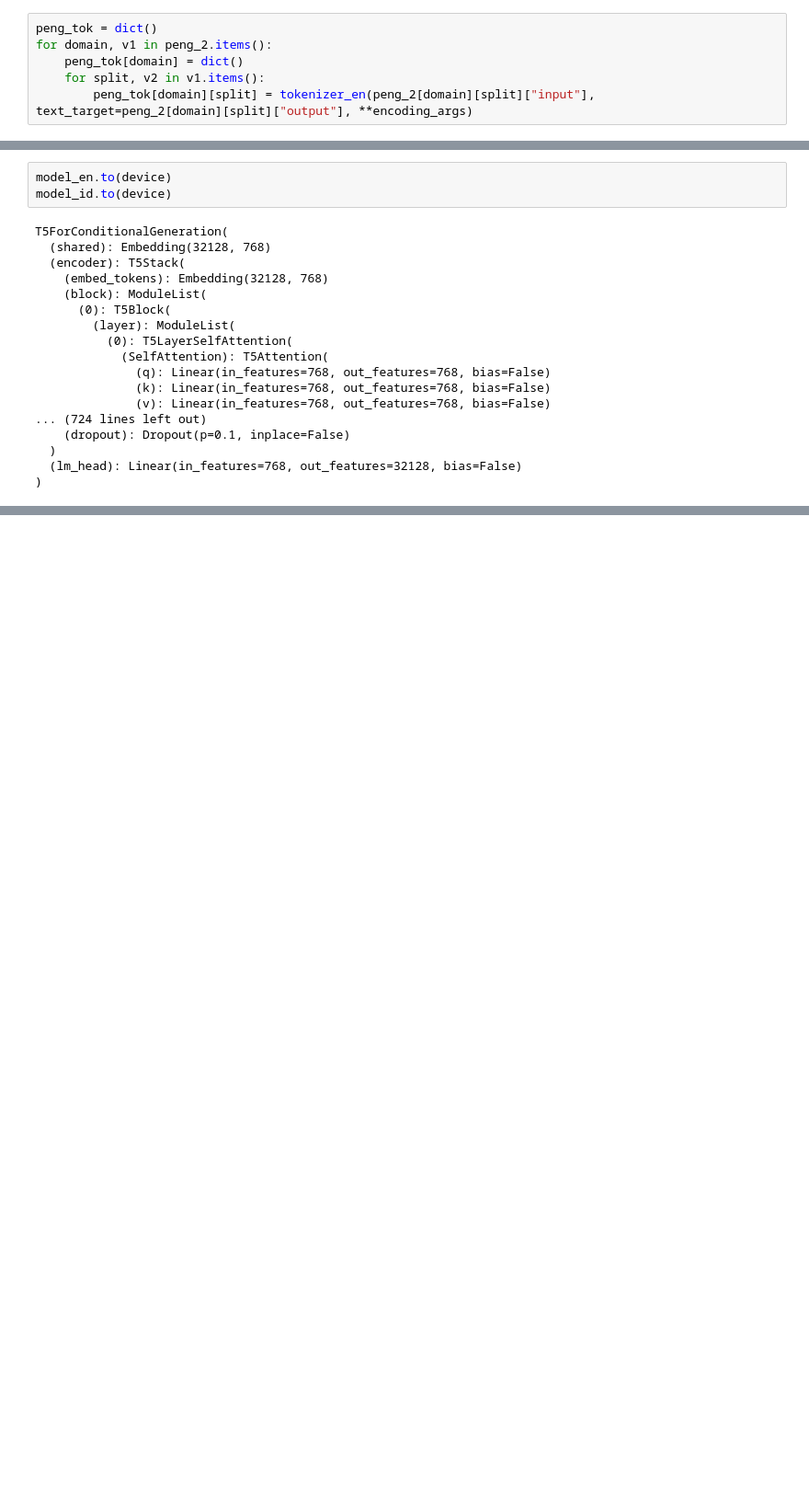
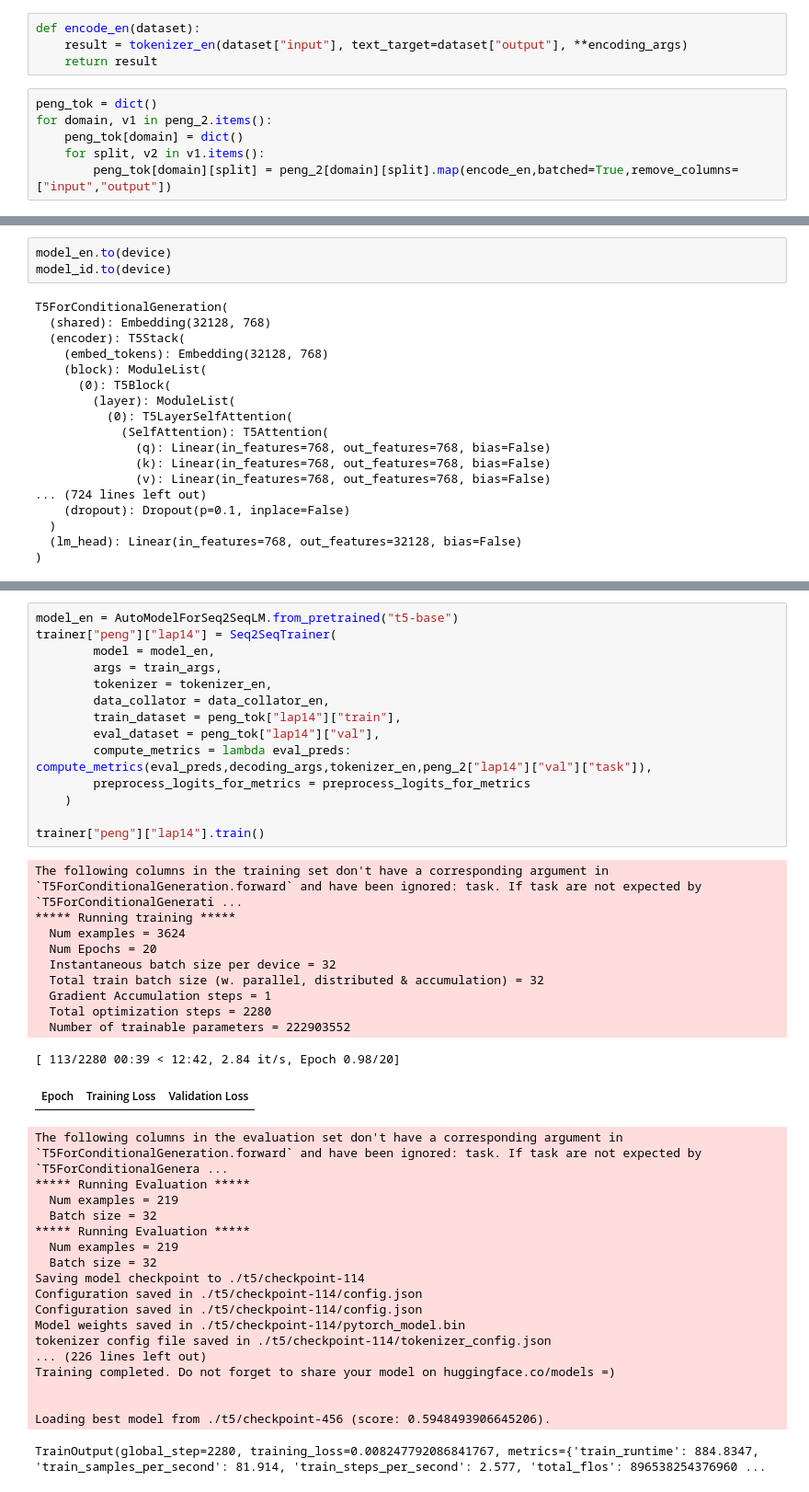
Before and after one commit to rdyzakya/IndoLEGO-ABSA, a Jupyter notebook: doe/model/t5.ipynb, the cells around one changed output, grey strips where cells are left out. Shown at 92% size. Drawn from its saved outputs; the diff is of its cells as text; blank space fills up the shorter version.

Commit message:
update: training t5 left

```diff
--- a/doe/model/t5.ipynb
+++ b/doe/model/t5.ipynb
@@ -464,12 +464,16 @@ encoding_args = {
     "truncation" : True,
     "return_tensors" : "pt"
 }
+# %%
+def encode_en(dataset):
+    result = tokenizer_en(dataset["input"], text_target=dataset["output"], **encoding_args)
+    return result
 # %%
 peng_tok = dict()
 for domain, v1 in peng_2.items():
     peng_tok[domain] = dict()
     for split, v2 in v1.items():
-        peng_tok[domain][split] = tokenizer_en(peng_2[domain][split]["input"], text_target=peng_2[domain][split]["output"], **encoding_args)
+        peng_tok[domain][split] = peng_2[domain][split].map(encode_en,batched=True,remove_columns=["input","output"])
 # %%
 wan_tok = dict()
 for domain, v1 in wan_2.items():
@@ -735,0 +729,44 @@ Sun May 21 17:31:38 2023
+# %%
+model_en = AutoModelForSeq2SeqLM.from_pretrained("t5-base")
+trainer["peng"]["lap14"] = Seq2SeqTrainer(
+        model = model_en,
+        args = train_args,
+        tokenizer = tokenizer_en,
+        data_collator = data_collator_en,
+        train_dataset = peng_tok["lap14"]["train"],
+        eval_dataset = peng_tok["lap14"]["val"],
+        compute_metrics = lambda eval_preds: compute_metrics(eval_preds,decoding_args,tokenizer_en,peng_2["lap14"]["val"]["task"]),
+        preprocess_logits_for_metrics = preprocess_logits_for_metrics
+    )
+
+trainer["peng"]["lap14"].train()
+# %% [output]
+The following columns in the training set don't have a corresponding argument in `T5ForConditionalGeneration.forward` and have been ignored: task. If task are not expected by `T5ForConditionalGenerati ...
+***** Running training *****
+  Num examples = 3624
+  Num Epochs = 20
+  Instantaneous batch size per device = 32
+  Total train batch size (w. parallel, distributed & accumulation) = 32
+  Gradient Accumulation steps = 1
+  Total optimization steps = 2280
+  Number of trainable parameters = 222903552
+[ 113/2280 00:39 < 12:42, 2.84 it/s, Epoch 0.98/20]
+| Epoch | Training Loss | Validation Loss |
+The following columns in the evaluation set don't have a corresponding argument in `T5ForConditionalGeneration.forward` and have been ignored: task. If task are not expected by `T5ForConditionalGenera ...
+***** Running Evaluation *****
+  Num examples = 219
+  Batch size = 32
+***** Running Evaluation *****
+  Num examples = 219
+  Batch size = 32
+Saving model checkpoint to ./t5/checkpoint-114
+Configuration saved in ./t5/checkpoint-114/config.json
+Configuration saved in ./t5/checkpoint-114/config.json
+Model weights saved in ./t5/checkpoint-114/pytorch_model.bin
+tokenizer config file saved in ./t5/checkpoint-114/tokenizer_config.json
+... (226 lines left out)
+Training completed. Do not forget to share your model on huggingface.co/models =)
+
+
+Loading best model from ./t5/checkpoint-456 (score: 0.5948493906645206).
+TrainOutput(global_step=2280, training_loss=0.008247792086841767, metrics={'train_runtime': 884.8347, 'train_samples_per_second': 81.914, 'train_steps_per_second': 2.577, 'total_flos': 896538254376960 ...
```
Also changed, not shown: parts of 7 cells of this notebook.
